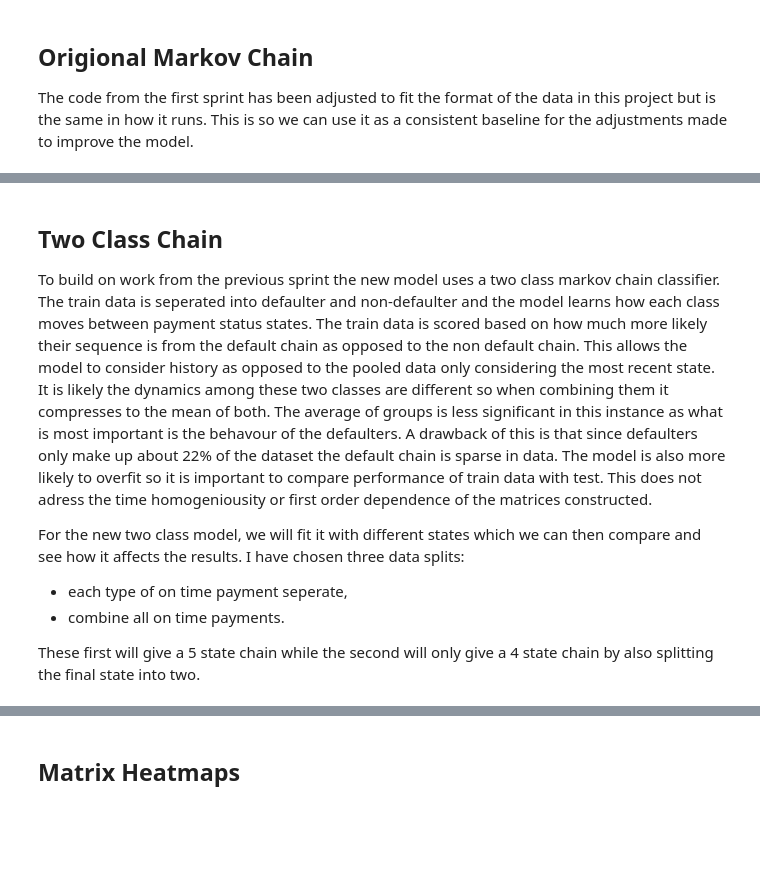
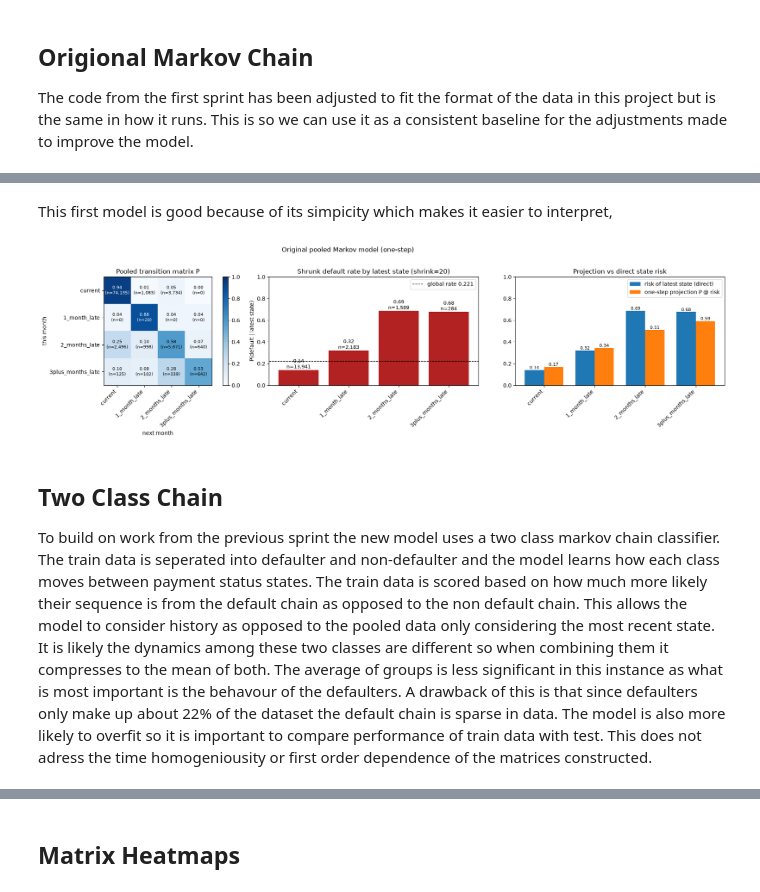
Before and after one commit to Oscar339/dst-sprint1, a Jupyter notebook: Louis/MarkovClean.ipynb, the cells around one changed output, grey strips where cells are left out. Drawn from its saved outputs; the diff is of its cells as text; code cells hidden in the pictures; blank space fills up the shorter version.

Commit message:
Report
add some into a report section

```diff
--- a/Louis/MarkovClean.ipynb
+++ b/Louis/MarkovClean.ipynb
@@ -96,13 +96,56 @@ dtype: float64
 val AUC 0.7098305994570099 test AUC 0.7088284613042087 test logloss 0.46078179195670793
+# %% [markdown]
+This first model is good because of its simpicity which makes it easier to interpret,
+# %%
+counts_raw = counts - 1                                  # remove Laplace +1 -> real transitions
+n_latest   = np.bincount(latest_tr, minlength=K_ow)      # customers per latest state
+obs_rate   = np.array([y_tr_a[latest_tr == k].mean() if n_latest[k] else np.nan for k in range(K_ow)])
+proj_risk  = P_ow @ risk_by_state                        # what predict_onestep gives per latest state
+
+fig, axs = plt.subplots(1, 3, figsize=(20, 5))
+
+# (a) pooled transition matrix with raw counts
+ax = axs[0]
+im = ax.imshow(P_ow, cmap="Blues", vmin=0, vmax=1)
+for i in range(K_ow):
+    for j in range(K_ow):
+        ax.text(j, i, f"{P_ow[i, j]:.2f}\n(n={int(counts_raw[i, j]):,})",
+                ha="center", va="center", fontsize=8,
+                color="white" if P_ow[i, j] > 0.6 else "black")
+plt.colorbar(im, ax=ax, fraction=0.046)
+ax.set_xticks(range(K_ow)); ax.set_xticklabels(state_names, rotation=45, ha="right")
+ax.set_yticks(range(K_ow)); ax.set_yticklabels(state_names)
+ax.set_xlabel("next month"); ax.set_ylabel("this month"); ax.set_title("Pooled transition matrix P")
+
+# (b) default rate by latest state
+ax = axs[1]
+x = np.arange(K_ow)
+b = ax.bar(x, risk_by_state, color="firebrick")
+ax.axhline(global_rate, color="k", ls="--", lw=1, label=f"global rate {global_rate:.3f}")
+for xi, r, n in zip(x, risk_by_state, n_latest):
+    ax.text(xi, r, f"{r:.2f}\nn={n:,}", ha="center", va="bottom", fontsize=9)
+ax.set_xticks(x); ax.set_xticklabels(state_names, rotation=45, ha="right")
+ax.set_ylim(0, 1); ax.set_ylabel("P(default | latest state)")
+ax.set_title(f"Shrunk default rate by latest state (shrink={shrink})"); ax.legend()
+
+# (c) shrunk rate vs one-step projection
+ax = axs[2]
+w = 0.38
+ax.bar(x - w/2, risk_by_state, w, label="risk of latest state (direct)")
+ax.bar(x + w/2, proj_risk,     w, label="one-step projection P @ risk")
+for xi, a, p in zip(x, risk_by_state, proj_risk):
+    ax.text(xi - w/2, a, f"{a:.2f}", ha="center", va="bottom", fontsize=8)
+    ax.text(xi + w/2, p, f"{p:.2f}", ha="center", va="bottom", fontsize=8)
+ax.set_xticks(x); ax.set_xticklabels(state_names, rotation=45, ha="right")
+ax.set_ylim(0, 1); ax.set_title("Projection vs direct state risk"); ax.legend()
+
+plt.suptitle("Original pooled Markov model (one-step)", y=1.02)
+plt.tight_layout(); plt.show()
+# %% [output]
+[figure, added]
 # %% [markdown]
 ## Two Class Chain
 To build on work from the previous sprint the new model uses a two class markov chain classifier. The train data is seperated into defaulter and non-defaulter and the model learns how each class moves between payment status states. The train data is scored based on how much more likely their sequence is from the default chain as opposed to the non default chain. This allows the model to consider history as opposed to the pooled data only considering the most recent state. It is likely the dynamics among these two classes are different so when combining them it compresses to the mean of both. The average of groups is less significant in this instance as what is most important is the behavour of the defaulters. A drawback of this is that since defaulters only make up about 22% of the dataset the default chain is sparse in data. The model is also more likely to overfit so it is important to compare performance of train data with test. This does not adress the time homogeniousity or first order dependence of the matrices constructed.
-
-For the new two class model, we will fit it with different states which we can then compare and see how it affects the results. I have chosen three data splits:
-- each type of on time payment seperate,
-- combine all on time payments.
-
-These first will give a 5 state chain while the second will only give a 4 state chain by also splitting the final state into two.
 # %%
 #function for each split of the Markov model
 #original 5 states
```
Also changed, not shown: parts of 7 cells of this notebook, 1 other file.
